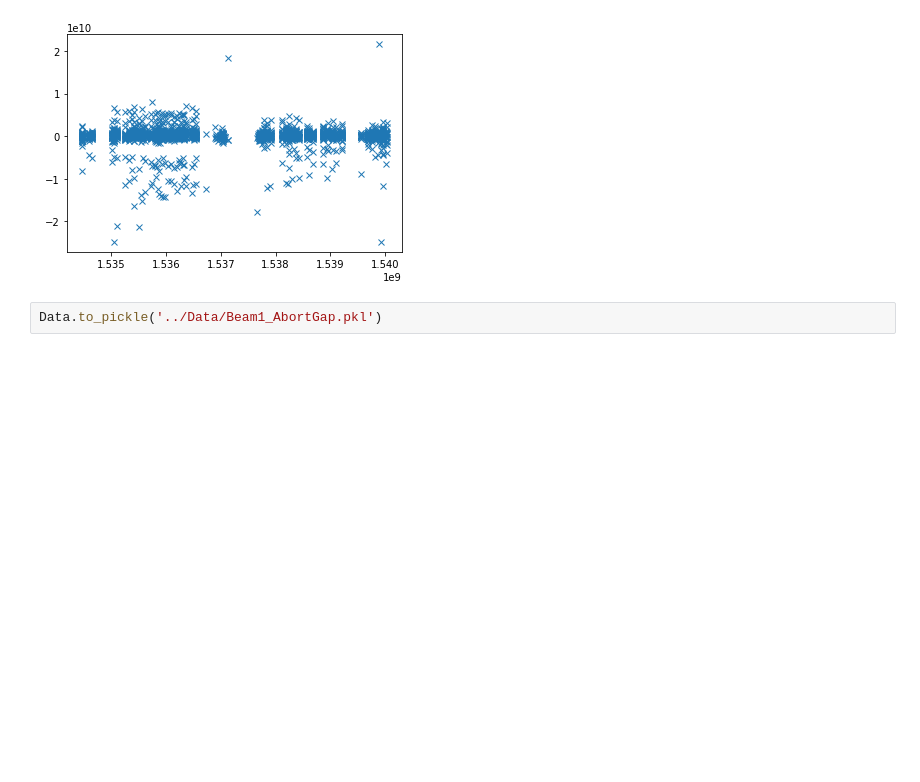
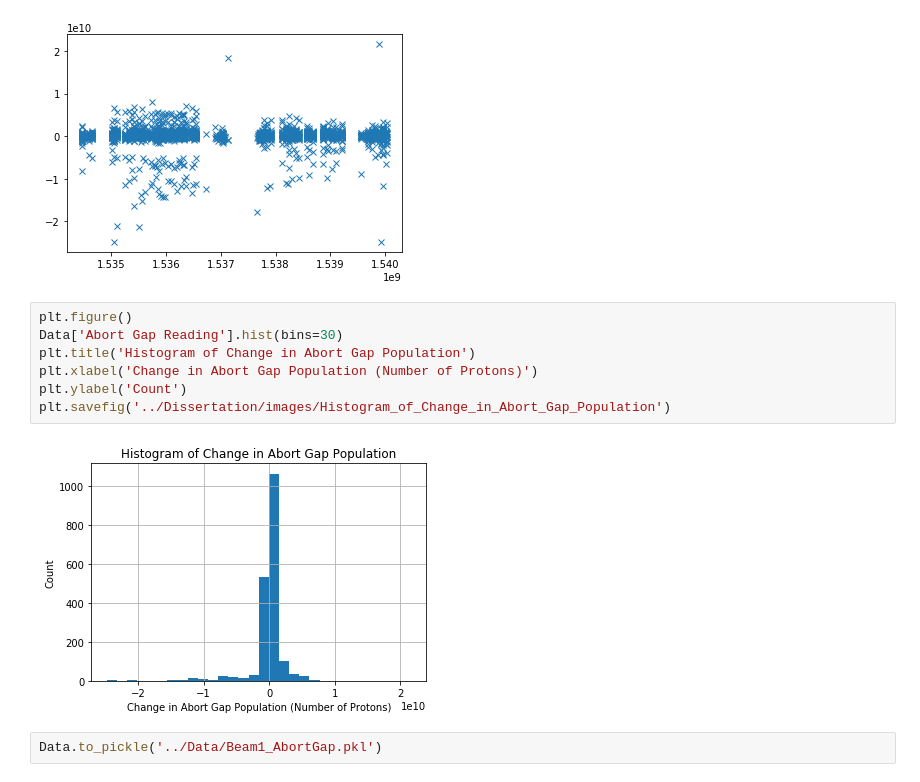
Before and after one commit to mfer0010/BscThesis, a Jupyter notebook: Jupyter Notebook Code/02_Analysis of Abort Gap Data.ipynb, the cells around one changed output. Drawn from its saved outputs; the diff is of its cells as text; blank space fills up the shorter version.

```diff
--- a/Jupyter Notebook Code/02_Analysis of Abort Gap Data.ipynb
+++ b/Jupyter Notebook Code/02_Analysis of Abort Gap Data.ipynb
@@ -91,6 +99,15 @@ plt.plot(Data['Time Stamp Abort Gap'],Data['Abort Gap Reading'],'x')
 # %% [output]
 [<matplotlib.lines.Line2D at 0x...>]
 [figure]
+# %%
+plt.figure()
+Data['Abort Gap Reading'].hist(bins=30)
+plt.title('Histogram of Change in Abort Gap Population')
+plt.xlabel('Change in Abort Gap Population (Number of Protons)')
+plt.ylabel('Count')
+plt.savefig('../Dissertation/images/Histogram_of_Change_in_Abort_Gap_Population')
+# %% [output]
+[figure, added]
 # %%
 Data.to_pickle('../Data/Beam1_AbortGap.pkl')
 # %%
```
Also changed, not shown: parts of 3 cells of this notebook, 11 other files.
